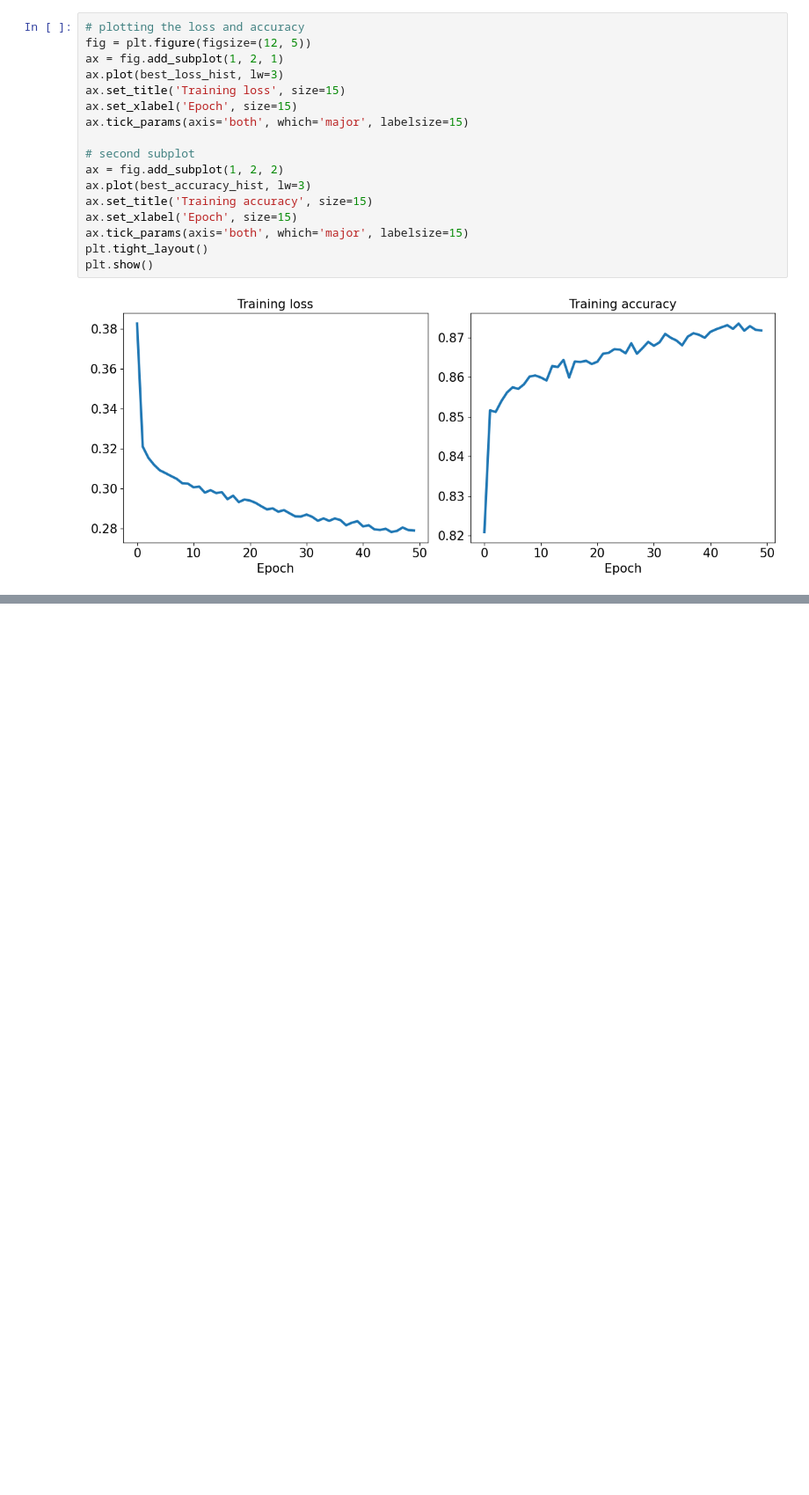
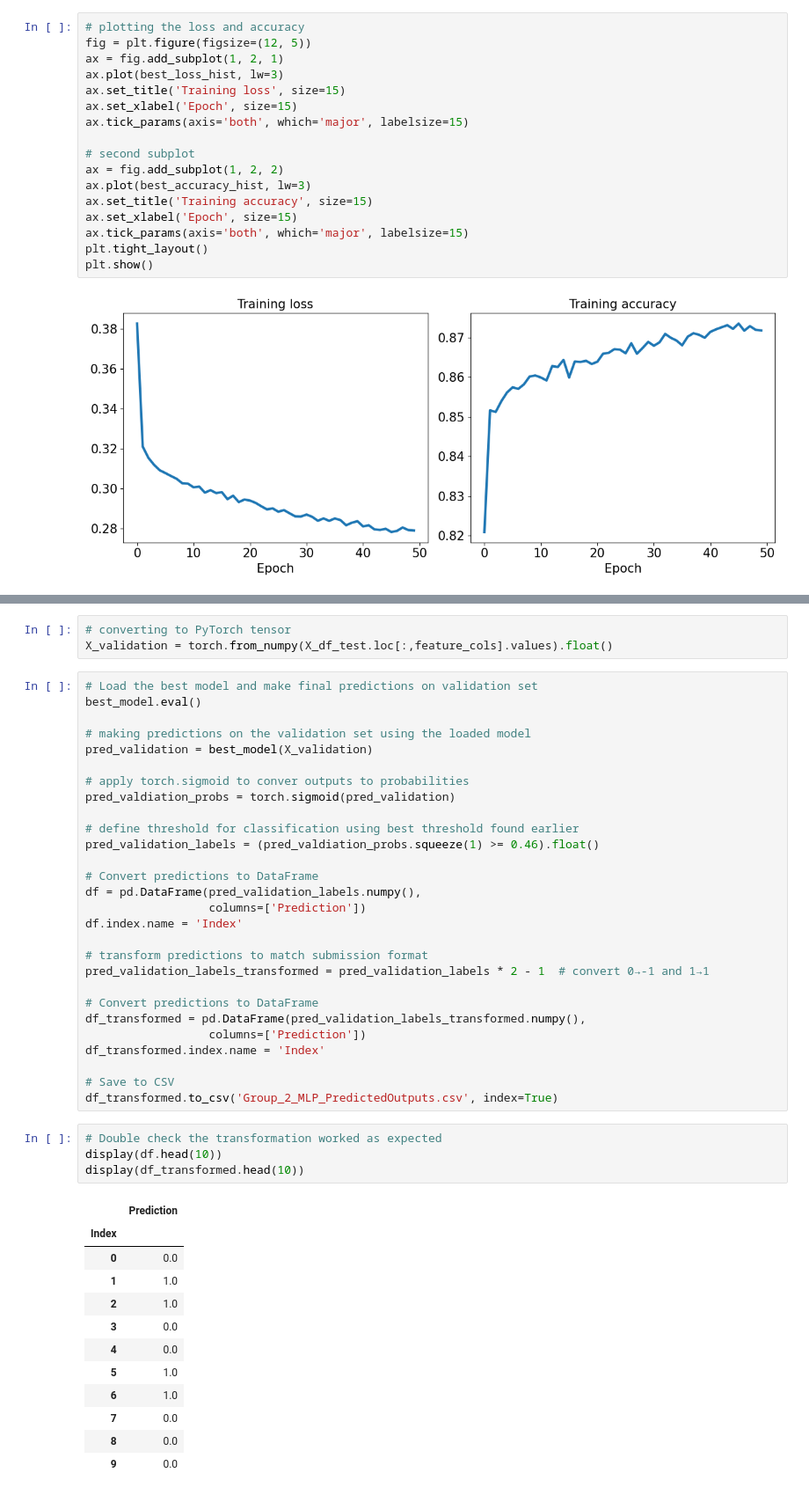
Before and after one commit to benmikeand/DASC41103_projects_team2, a Jupyter notebook: projects/project_2/code/part_1.ipynb, the cells around one changed output, grey strips where cells are left out. Shown at 88% size. Cells and saved outputs as stored; diff of their text form; blank space fills up the shorter version.

```diff
--- a/projects/project_2/code/part_1.ipynb
+++ b/projects/project_2/code/part_1.ipynb
@@ -592,0 +637,48 @@ Test Acc.: 0.8559
+# %%
+# converting to PyTorch tensor
+X_validation = torch.from_numpy(X_df_test.loc[:,feature_cols].values).float()
+# %%
+# Load the best model and make final predictions on validation set
+best_model.eval()
+
+# making predictions on the validation set using the loaded model
+pred_validation = best_model(X_validation)
+
+# apply torch.sigmoid to conver outputs to probabilities
+pred_valdiation_probs = torch.sigmoid(pred_validation)
+
+# define threshold for classification using best threshold found earlier
+pred_validation_labels = (pred_valdiation_probs.squeeze(1) >= 0.46).float()
+
+# Convert predictions to DataFrame
+df = pd.DataFrame(pred_validation_labels.numpy(),
+                  columns=['Prediction'])
+df.index.name = 'Index'
+
+# transform predictions to match submission format
+pred_validation_labels_transformed = pred_validation_labels * 2 - 1  # convert 0→-1 and 1→1
+
+# Convert predictions to DataFrame
+df_transformed = pd.DataFrame(pred_validation_labels_transformed.numpy(),
+                  columns=['Prediction'])
+df_transformed.index.name = 'Index'
+
+# Save to CSV
+df_transformed.to_csv('Group_2_MLP_PredictedOutputs.csv', index=True)
+# %%
+# Double check the transformation worked as expected
+display(df.head(10))
+display(df_transformed.head(10))
+# %% [output]
+|  | Prediction |
+| Index |  |
+| 0 | 0.0 |
+| 1 | 1.0 |
+| 2 | 1.0 |
+| 3 | 0.0 |
+| 4 | 0.0 |
+| 5 | 1.0 |
+| 6 | 1.0 |
+| 7 | 0.0 |
+| 8 | 0.0 |
+| 9 | 0.0 |
```
Also changed, not shown: parts of 22 cells of this notebook, 2 other files.
